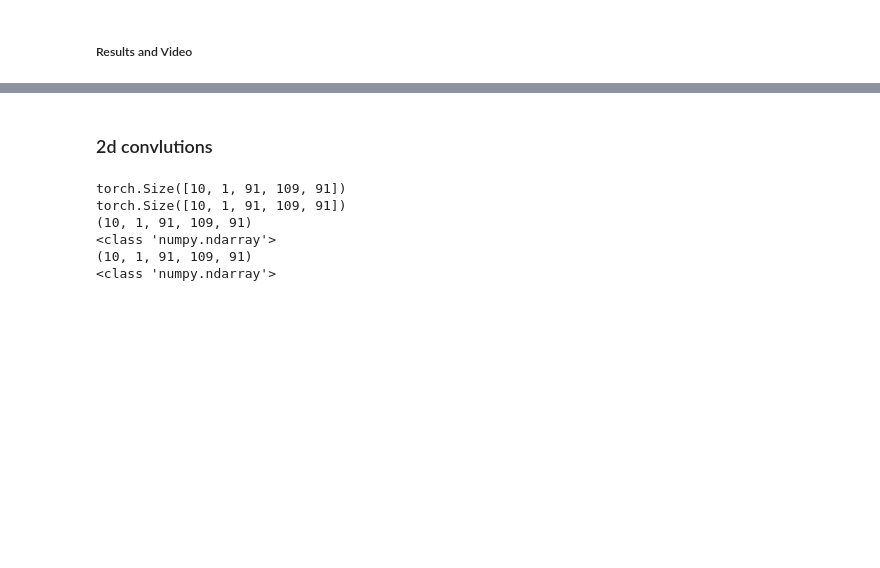
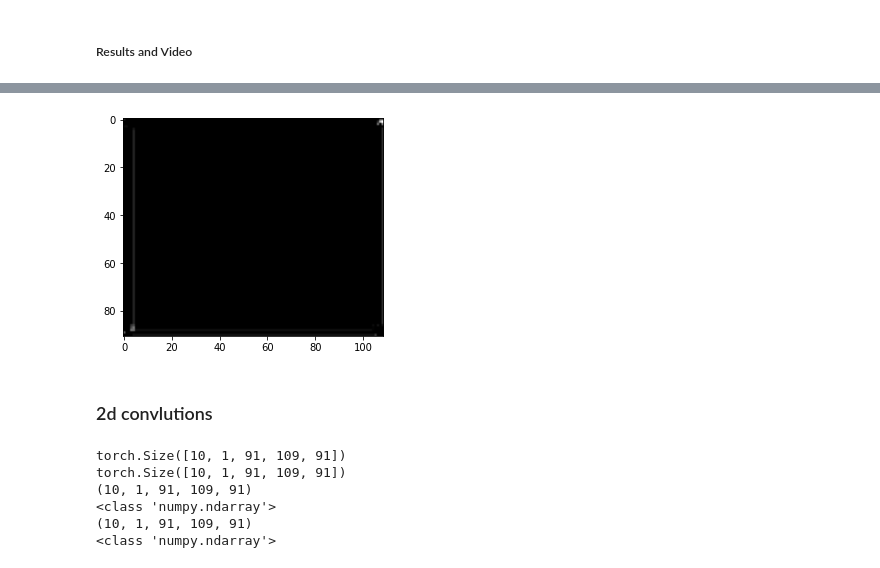
Before and after one commit to Anshuman-37/Summer_Dissertation, a Jupyter notebook: Registered_Data.ipynb, the cells around one changed output, grey strips where cells are left out. Drawn from its saved outputs; the diff is of its cells as text; code cells hidden in the pictures; blank space fills up the shorter version.

```diff
--- a/Registered_Data.ipynb
+++ b/Registered_Data.ipynb
@@ -207,4 +244,4 @@ print('\nDimensions of Y(ASL Data) ->',end=' '); dl.print_data_dimension(y)
 # %% [markdown]
 ##### Model Training
 # %%
-train_loss, predictions = model.train_3D_conv(1000,4,x,y,2)
+train_loss, predictions = model.train_conv_3D(1000,4,x,y,3)
@@ -214,10 +292,11 @@ train_loss, predictions = model.train_3D_conv(1000,4,x,y,2)
 pd.predictions_3D(y,predictions,0)
 from IPython.display import HTML
 from base64 import b64encode
-mp4 = open('/content/movie.mp4','rb').read()
+mp4 = open('/content/Result.mp4','rb').read()
 data_url = "data:video/mp4;base64," + b64encode(mp4).decode()
 HTML("""
 <video width=400 controls>
       <source src="%s" type="video/mp4">
 </video>
 """ % data_url)
+# %% [output]
@@ -224,3 +304,4 @@ HTML("""
+[figure, added]
 # %% [markdown]
 ### 2d convlutions
 # %%
```
Also changed, not shown: parts of 5 cells of this notebook.
